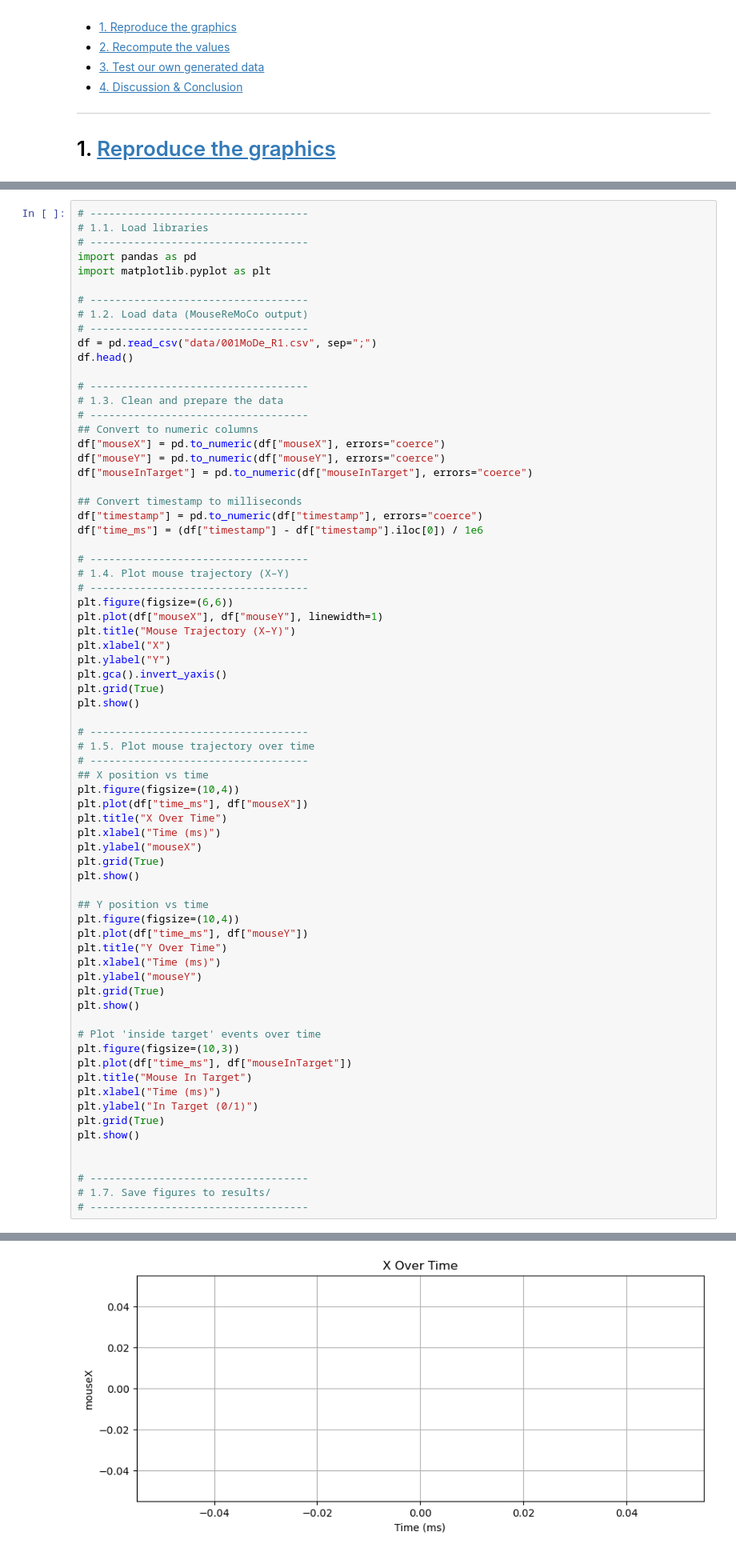
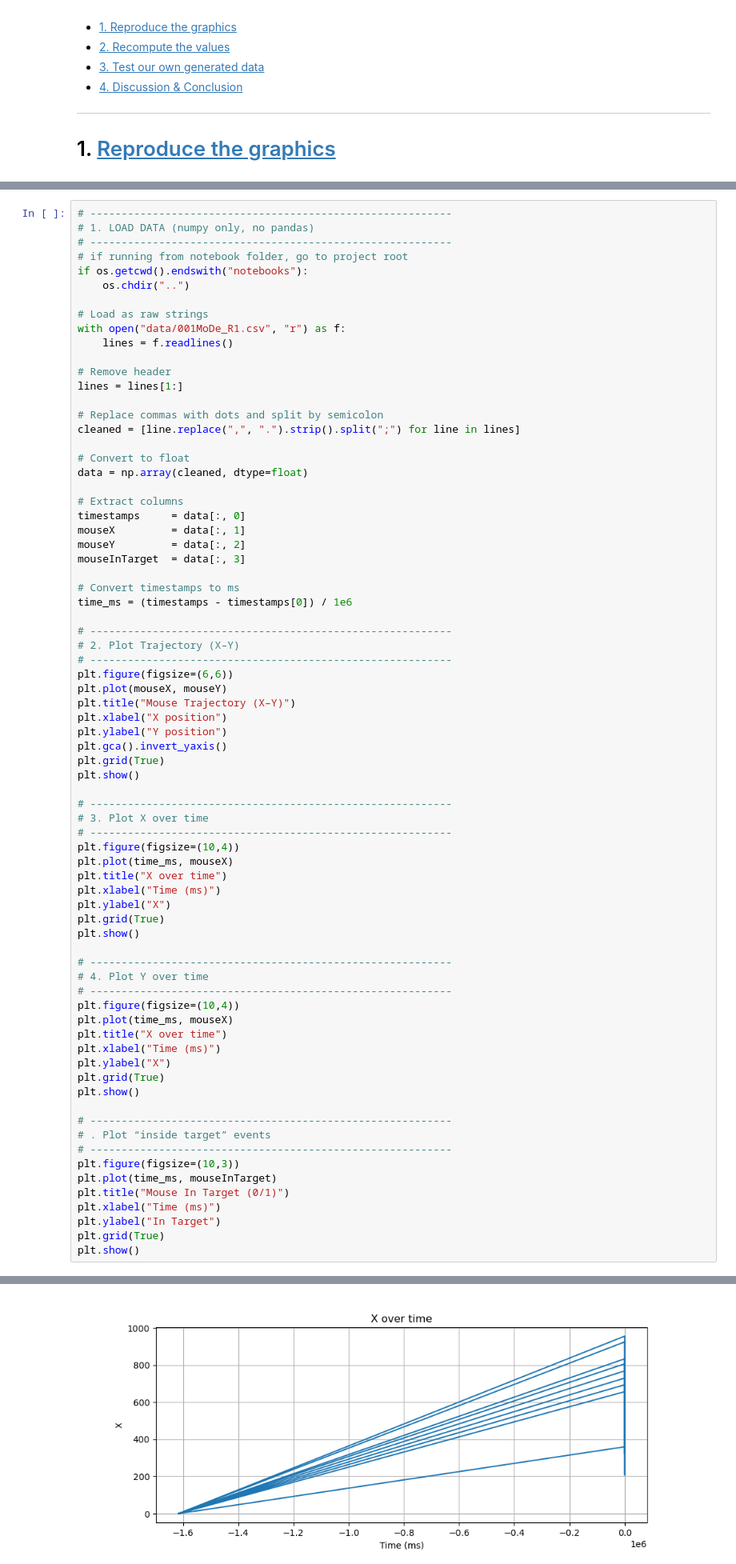
Before and after one commit to VictorSal0student/CodingProject, a Jupyter notebook: main.ipynb, the cells around one changed output, grey strips where cells are left out. Shown: that part at 80% size. Drawn from its saved outputs; the diff is of its cells as text.

```diff
--- a/main.ipynb
+++ b/main.ipynb
@@ -39,72 +46,75 @@ import matplotlib.pyplot as plt
 # %%
-# -----------------------------------
-# 1.1. Load libraries
-# -----------------------------------
-import pandas as pd
-import matplotlib.pyplot as plt
+# ----------------------------------------------------------
+# 1. LOAD DATA (numpy only, no pandas)
+# ----------------------------------------------------------
+# if running from notebook folder, go to project root
+if os.getcwd().endswith("notebooks"):
+    os.chdir("..")
 
-# -----------------------------------
-# 1.2. Load data (MouseReMoCo output)
-# -----------------------------------
-df = pd.read_csv("data/001MoDe_R1.csv", sep=";")
-df.head()
+# Load as raw strings
+with open("data/001MoDe_R1.csv", "r") as f:
+    lines = f.readlines()
 
-# -----------------------------------
-# 1.3. Clean and prepare the data
-# -----------------------------------
-## Convert to numeric columns
-df["mouseX"] = pd.to_numeric(df["mouseX"], errors="coerce")
-df["mouseY"] = pd.to_numeric(df["mouseY"], errors="coerce")
-df["mouseInTarget"] = pd.to_numeric(df["mouseInTarget"], errors="coerce")
+# Remove header
+lines = lines[1:]
 
-## Convert timestamp to milliseconds
-df["timestamp"] = pd.to_numeric(df["timestamp"], errors="coerce")
-df["time_ms"] = (df["timestamp"] - df["timestamp"].iloc[0]) / 1e6
+# Replace commas with dots and split by semicolon
+cleaned = [line.replace(",", ".").strip().split(";") for line in lines]
 
-# -----------------------------------
-# 1.4. Plot mouse trajectory (X–Y)
-# -----------------------------------
+# Convert to float
+data = np.array(cleaned, dtype=float)
+
+# Extract columns
+timestamps     = data[:, 0]
+mouseX         = data[:, 1]
+mouseY         = data[:, 2]
+mouseInTarget  = data[:, 3]
+
+# Convert timestamps to ms
+time_ms = (timestamps - timestamps[0]) / 1e6
+
+# ----------------------------------------------------------
+# 2. Plot Trajectory (X–Y)
+# ----------------------------------------------------------
 plt.figure(figsize=(6,6))
-plt.plot(df["mouseX"], df["mouseY"], linewidth=1)
+plt.plot(mouseX, mouseY)
 plt.title("Mouse Trajectory (X–Y)")
-plt.xlabel("X")
-plt.ylabel("Y")
+plt.xlabel("X position")
+plt.ylabel("Y position")
 plt.gca().invert_yaxis()
 plt.grid(True)
 plt.show()
 
-# -----------------------------------
-# 1.5. Plot mouse trajectory over time
-# -----------------------------------
-## X position vs time
+# ----------------------------------------------------------
+# 3. Plot X over time
+# ----------------------------------------------------------
 plt.figure(figsize=(10,4))
-plt.plot(df["time_ms"], df["mouseX"])
-plt.title("X Over Time")
+plt.plot(time_ms, mouseX)
+plt.title("X over time")
 plt.xlabel("Time (ms)")
-plt.ylabel("mouseX")
+plt.ylabel("X")
 plt.grid(True)
 plt.show()
 
-## Y position vs time
+# ----------------------------------------------------------
+# 4. Plot Y over time
+# ----------------------------------------------------------
 plt.figure(figsize=(10,4))
-plt.plot(df["time_ms"], df["mouseY"])
-plt.title("Y Over Time")
+plt.plot(time_ms, mouseX)
+plt.title("X over time")
 plt.xlabel("Time (ms)")
-plt.ylabel("mouseY")
+plt.ylabel("X")
 plt.grid(True)
 plt.show()
 
-# Plot 'inside target' events over time
+# ----------------------------------------------------------
+# . Plot “inside target” events
+# ----------------------------------------------------------
 plt.figure(figsize=(10,3))
-plt.plot(df["time_ms"], df["mouseInTarget"])
-plt.title("Mouse In Target")
+plt.plot(time_ms, mouseInTarget)
+plt.title("Mouse In Target (0/1)")
 plt.xlabel("Time (ms)")
-plt.ylabel("In Target (0/1)")
+plt.ylabel("In Target")
 plt.grid(True)
 plt.show()
-
-
-# -----------------------------------
-# 1.7. Save figures to results/
-# -----------------------------------
 # %% [output]
@@ -112 +122 @@ plt.show()
-[figure, old version]
+[figure, new version]
```
Also changed, not shown: parts of 3 cells of this notebook.
